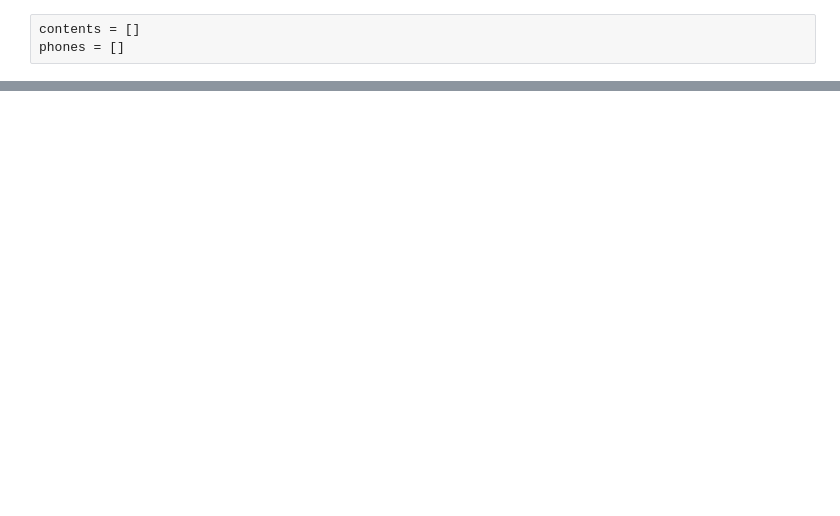
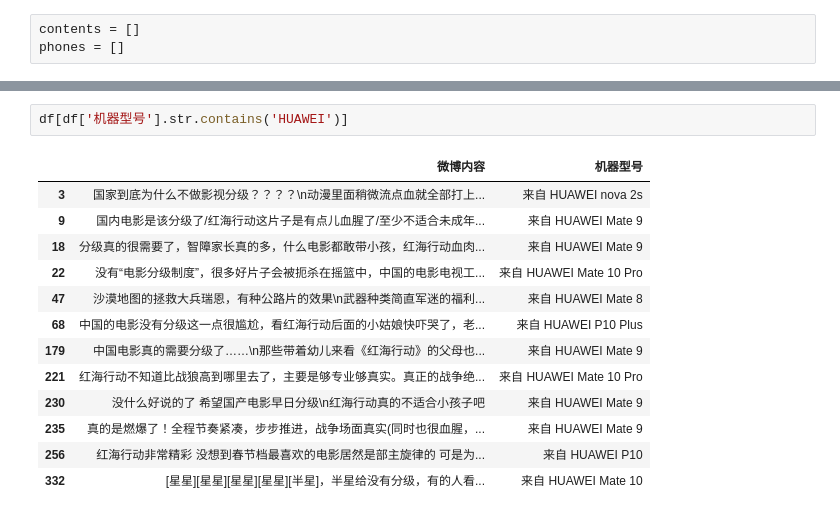
Before and after one commit to mackenziezhang/hkbu-big-data-media, a Jupyter notebook: weibo.ipynb, the cells around one changed output, grey strips where cells are left out. Cells and saved outputs as stored; diff of their text form; blank space fills up the shorter version.

```diff
--- a/weibo.ipynb
+++ b/weibo.ipynb
@@ -139,0 +653,16 @@ get_information(urls)
+# %%
+df[df['机器型号'].str.contains('HUAWEI')]
+# %% [output]
+|  | 微博内容 | 机器型号 |
+| 3 | 国家到底为什么不做影视分级？？？？\n动漫里面稍微流点血就全部打上... | 来自 HUAWEI nova 2s |
+| 9 | 国内电影是该分级了/红海行动这片子是有点儿血腥了/至少不适合未成年... | 来自 HUAWEI Mate 9 |
+| 18 | 分级真的很需要了，智障家长真的多，什么电影都敢带小孩，红海行动血肉... | 来自 HUAWEI Mate 9 |
+| 22 | 没有“电影分级制度”，很多好片子会被扼杀在摇篮中，中国的电影电视工... | 来自 HUAWEI Mate 10 Pro |
+| 47 | 沙漠地图的拯救大兵瑞恩，有种公路片的效果\n武器种类简直军迷的福利... | 来自 HUAWEI Mate 8 |
+| 68 | 中国的电影没有分级这一点很尴尬，看红海行动后面的小姑娘快吓哭了，老... | 来自 HUAWEI P10 Plus |
+| 179 | 中国电影真的需要分级了……\n那些带着幼儿来看《红海行动》的父母也... | 来自 HUAWEI Mate 9 |
+| 221 | 红海行动不知道比战狼高到哪里去了，主要是够专业够真实。真正的战争绝... | 来自 HUAWEI Mate 10 Pro |
+| 230 | 没什么好说的了 希望国产电影早日分级\n红海行动真的不适合小孩子吧 | 来自 HUAWEI Mate 9 |
+| 235 | 真的是燃爆了！全程节奏紧凑，步步推进，战争场面真实(同时也很血腥，... | 来自 HUAWEI Mate 9 |
+| 256 | 红海行动非常精彩 没想到春节档最喜欢的电影居然是部主旋律的 可是为... | 来自 HUAWEI P10 |
+| 332 | [星星][星星][星星][星星][半星]，半星给没有分级，有的人看... | 来自 HUAWEI Mate 10 |
```
Also changed, not shown: parts of 130 cells of this notebook.
